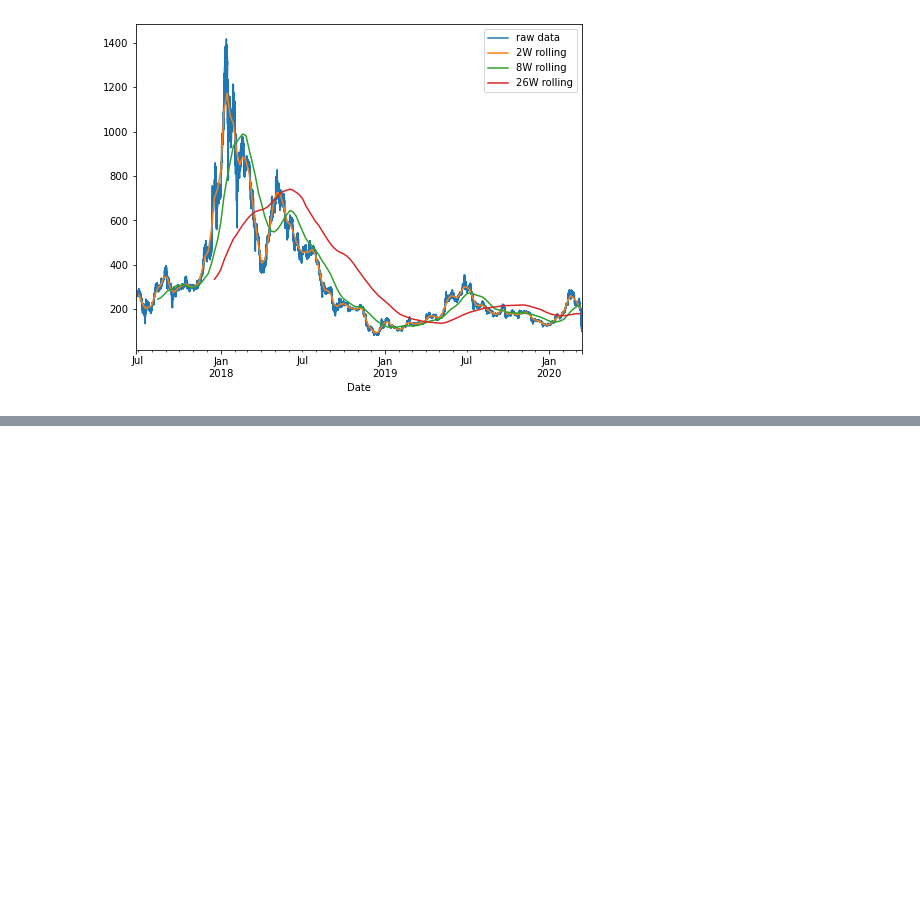
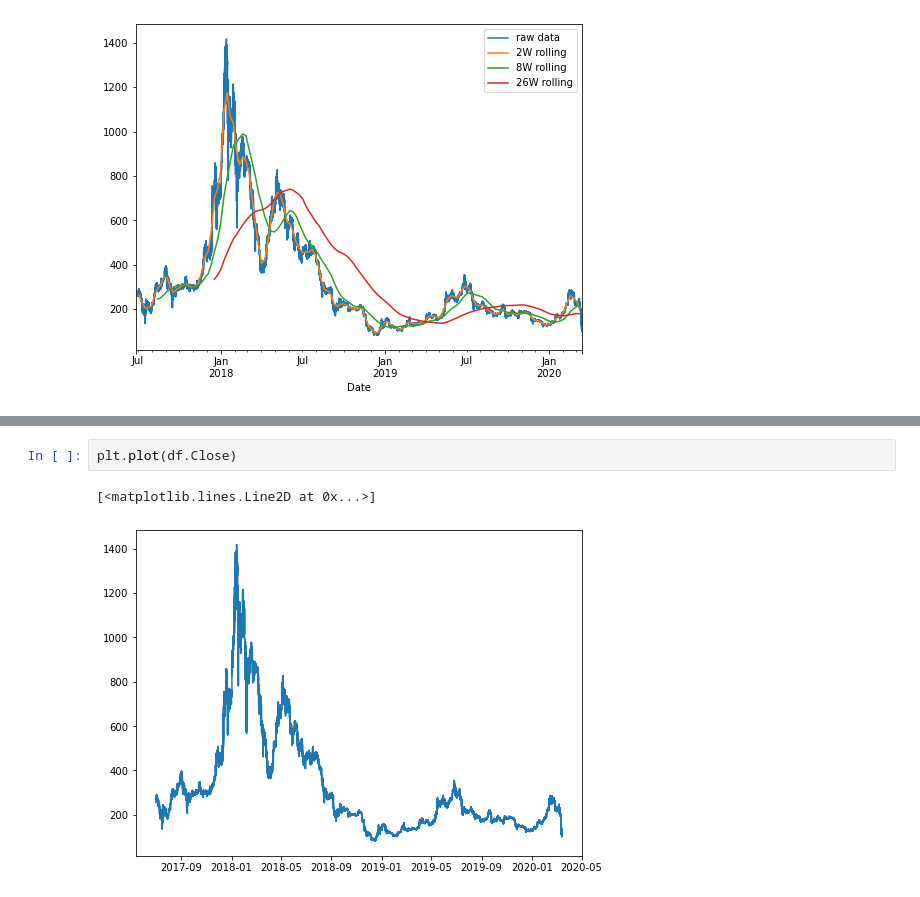
Before and after one commit to brentschriver/time-series-exercises, a Jupyter notebook: time-series-notes-retyped.ipynb, the cells around one changed output, grey strips where cells are left out. Cells and saved outputs as stored; diff of their text form; blank space fills up the shorter version.

```diff
--- a/time-series-notes-retyped.ipynb
+++ b/time-series-notes-retyped.ipynb
@@ -607,0 +667,5 @@ plt.legend()
+# %%
+plt.plot(df.Close)
+# %% [output]
+[<matplotlib.lines.Line2D at 0x...>]
+[figure, added]
```
Also changed, not shown: parts of 18 cells of this notebook.
